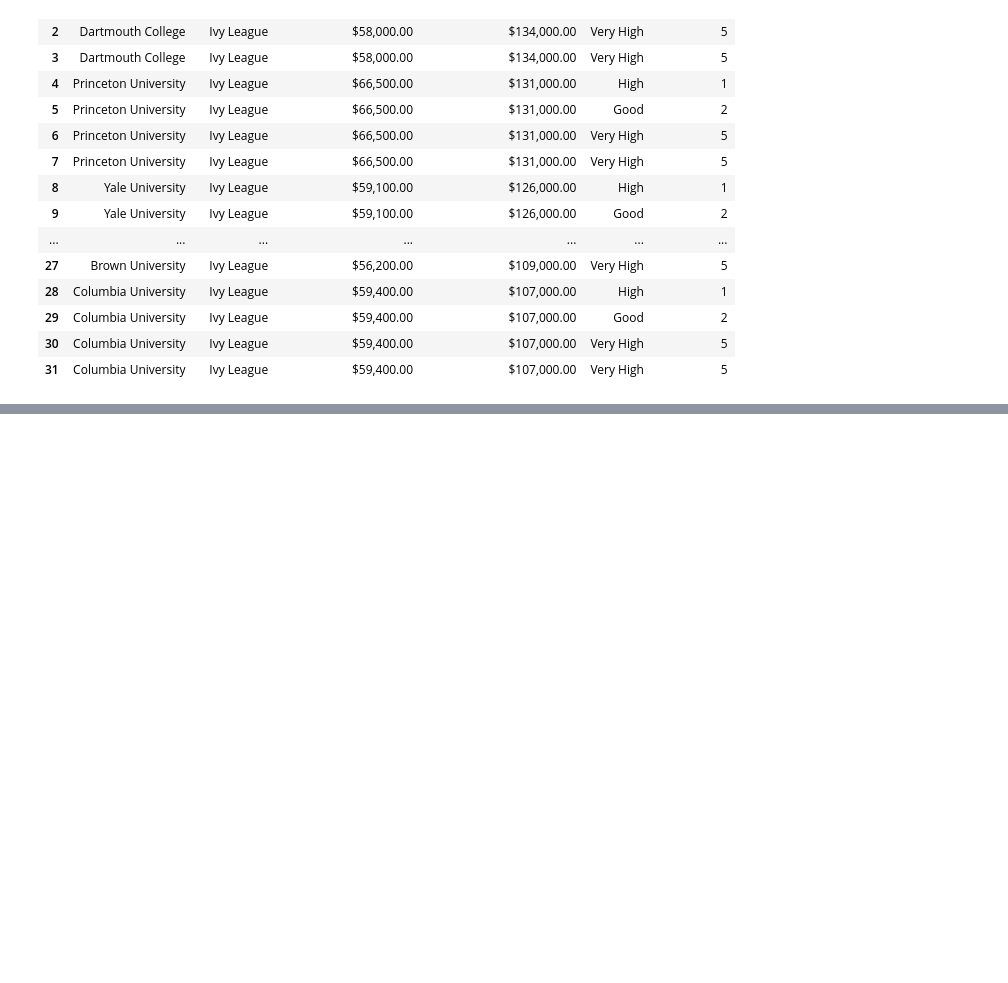
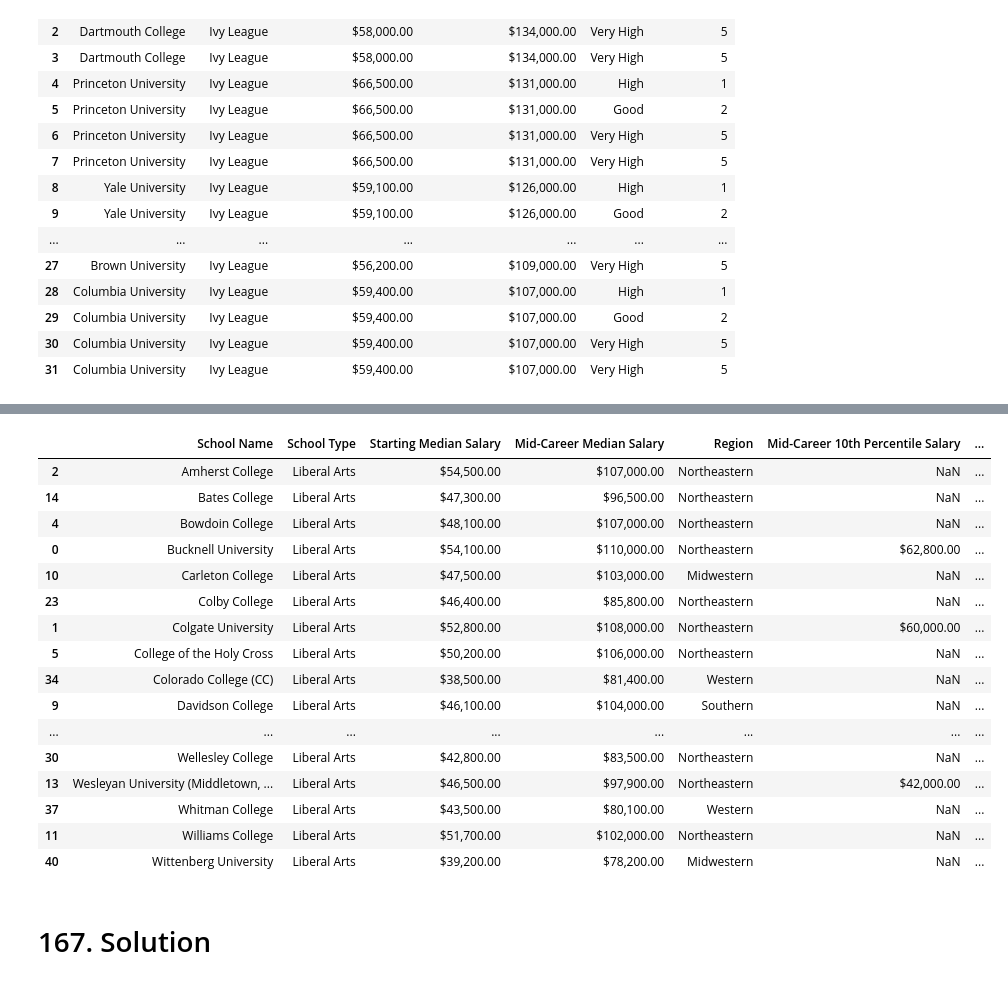
Before and after one commit to TomaszBury/The-ultimate-pandas-bootcamp-advanced-python-data-analysis, a Jupyter notebook: section_06/148.ipynb, the cells around one changed output, grey strips where cells are left out. Drawn from its saved outputs; the diff is of its cells as text; code cells hidden in the pictures; blank space fills up the shorter version.

```diff
--- a/section_06/148.ipynb
+++ b/section_06/148.ipynb
@@ -1330,0 +1341,2 @@ pd.merge(ivies, survey)
+# %%
+reginos2 = regions.set_index('School Name')
@@ -1330,0 +1496,3 @@ pd.merge(ivies, survey)
+# %%
+dfm = pd.merge(liberal, regions)
+dfm.head()
@@ -1330,0 +1527,2 @@ pd.merge(ivies, survey)
+# %%
+mid_career.set_index('school_name', inplace=True)
@@ -1330,0 +1541,22 @@ pd.merge(ivies, survey)
+# %%
+pd.merge(dfm, mid_career, right_index=True, left_on='School Name' ,sort=True)
+# %% [output]
+|  | School Name | School Type | Starting Median Salary | Mid-Career Median Salary | Region | Mid-Career 10th Percentile Salary | ... |
+| 2 | Amherst College | Liberal Arts | $54,500.00 | $107,000.00 | Northeastern | NaN | ... |
+| 14 | Bates College | Liberal Arts | $47,300.00 | $96,500.00 | Northeastern | NaN | ... |
+| 4 | Bowdoin College | Liberal Arts | $48,100.00 | $107,000.00 | Northeastern | NaN | ... |
+| 0 | Bucknell University | Liberal Arts | $54,100.00 | $110,000.00 | Northeastern | $62,800.00 | ... |
+| 10 | Carleton College | Liberal Arts | $47,500.00 | $103,000.00 | Midwestern | NaN | ... |
+| 23 | Colby College | Liberal Arts | $46,400.00 | $85,800.00 | Northeastern | NaN | ... |
+| 1 | Colgate University | Liberal Arts | $52,800.00 | $108,000.00 | Northeastern | $60,000.00 | ... |
+| 5 | College of the Holy Cross | Liberal Arts | $50,200.00 | $106,000.00 | Northeastern | NaN | ... |
+| 34 | Colorado College (CC) | Liberal Arts | $38,500.00 | $81,400.00 | Western | NaN | ... |
+| 9 | Davidson College | Liberal Arts | $46,100.00 | $104,000.00 | Southern | NaN | ... |
+| ... | ... | ... | ... | ... | ... | ... | ... |
+| 30 | Wellesley College | Liberal Arts | $42,800.00 | $83,500.00 | Northeastern | NaN | ... |
+| 13 | Wesleyan University (Middletown, ... | Liberal Arts | $46,500.00 | $97,900.00 | Northeastern | $42,000.00 | ... |
+| 37 | Whitman College | Liberal Arts | $43,500.00 | $80,100.00 | Western | NaN | ... |
+| 11 | Williams College | Liberal Arts | $51,700.00 | $102,000.00 | Northeastern | NaN | ... |
+| 40 | Wittenberg University | Liberal Arts | $39,200.00 | $78,200.00 | Midwestern | NaN | ... |
+# %% [markdown]
+# 167. Solution
```
Also changed, not shown: parts of 34 cells of this notebook, 1 other file.
